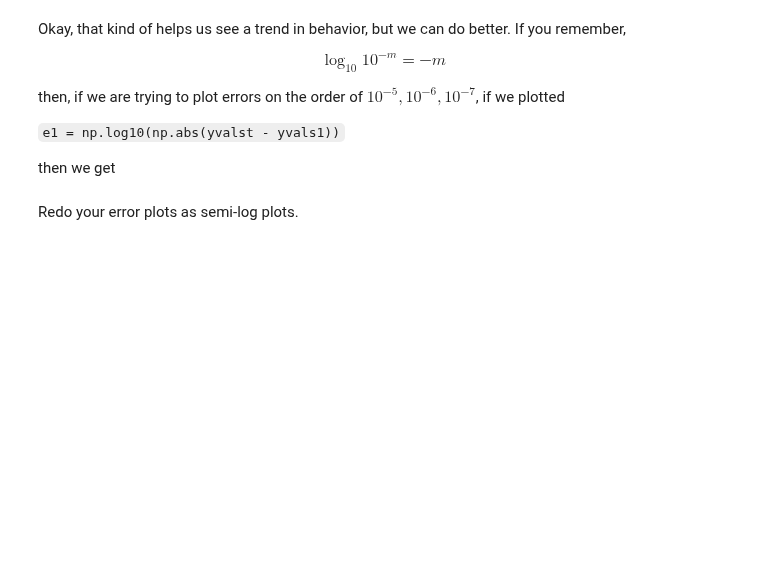
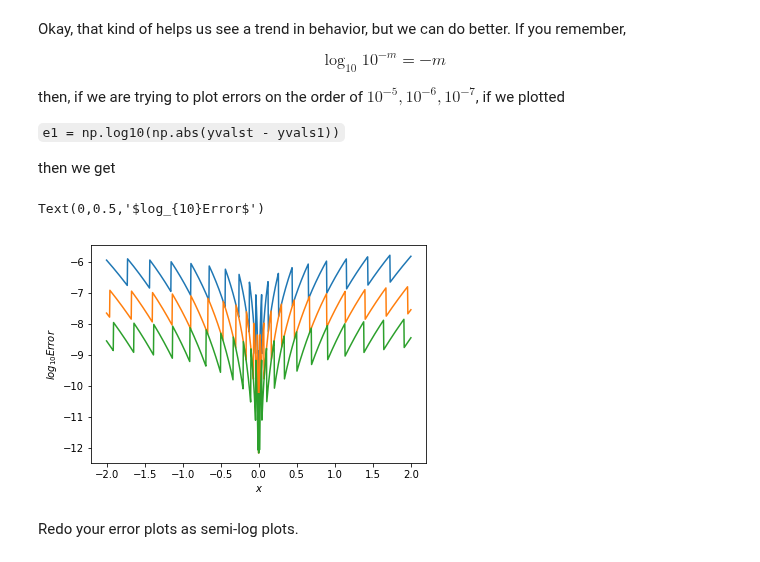
Before and after one commit to cwcurtis/Math-340-Notebooks, a Jupyter notebook: Lectures/Course_Lectures/Lecture_Three_Loops_and_Loops.ipynb, the cells around one changed output. Drawn from its saved outputs; the diff is of its cells as text; code cells hidden in the pictures; blank space fills up the shorter version.

```diff
--- a/Lectures/Course_Lectures/Lecture_Three_Loops_and_Loops.ipynb
+++ b/Lectures/Course_Lectures/Lecture_Three_Loops_and_Loops.ipynb
@@ -195,10 +203,21 @@ e1 = np.log10(np.abs(yvalst - yvals1))
 then we get
 # %%
 e1 = np.log10(np.abs(yvalst - yvals1))
+e2 = np.log10(np.abs(yvalst - yvals2))
+e3 = np.log10(np.abs(yvalst - yvals3))
+
 # add code here
 
 plt.plot(xvals,e1)
+plt.plot(xvals,e2)
+plt.plot(xvals,e3)
+
+plt.xlabel('$x$')
+plt.ylabel('$log_{10}Error$')
 # add code here
+# %% [output]
+Text(0,0.5,'$log_{10}Error$')
+[figure, added]
 # %% [markdown]
 Redo your error plots as semi-log plots.
 # %% [markdown]
```
Also changed, not shown: parts of 8 cells of this notebook.
